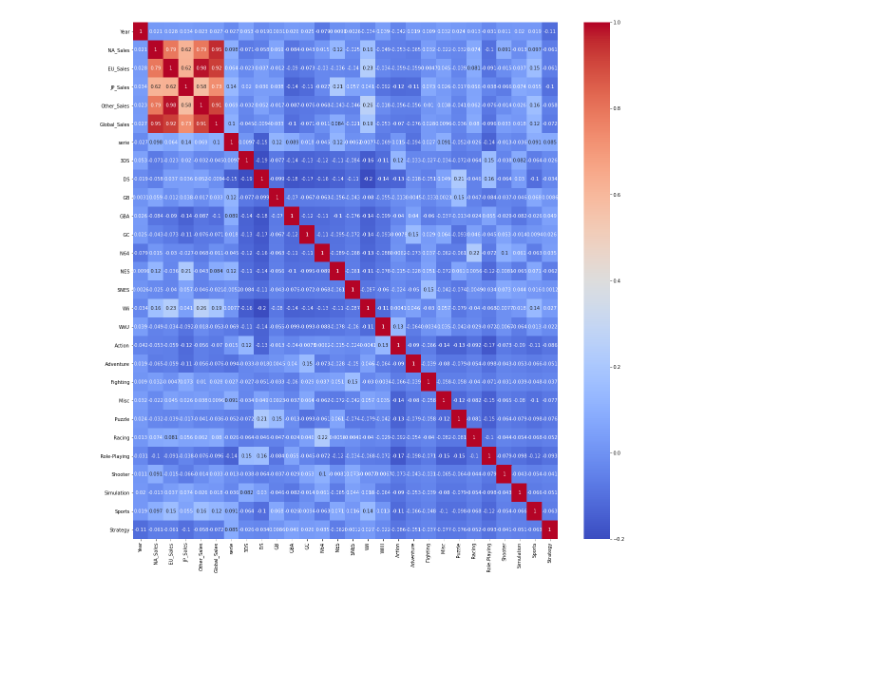
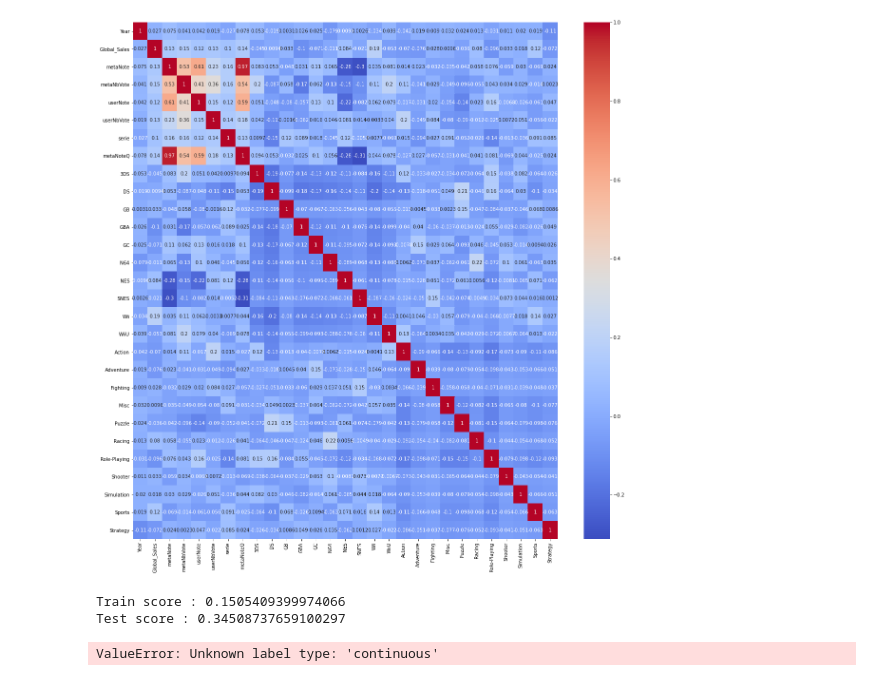
Before and after one commit to Pascal-Thai/GamingSales, a Jupyter notebook: GamingSales-Nintendo.ipynb, the cells around one changed output. Saved outputs shown, nothing was run; the diff lists cells and outputs as text; code cells hidden in the pictures; blank space fills up the shorter version.

Commit message:
metaNoteQ
Ajout de la metaNoteQ (quartile de la metaNote pour utilisation d'un modèle catégoriel)
Mais pas de la série (opération trop lourde pour 16k entrée)

```diff
--- a/GamingSales-Nintendo.ipynb
+++ b/GamingSales-Nintendo.ipynb
@@ -119,0 +49,25 @@ See the caveats in the documentation: https://pandas.pydata.org/pandas-docs/stab
+# %%
+# Remplacement des Notes par Quartile
+df['metaNoteQ']=0
+
+for index,i in enumerate(df['metaNote']):
+    #print("i :",i)
+    #print("index :",index)
+    if (i==0):
+        df['metaNoteQ'].iloc[index]=0
+    elif (i<25):
+        df['metaNoteQ'].iloc[index]=1
+    elif (i<50):
+        df['metaNoteQ'].iloc[index]=2
+    elif (i<75):
+        df['metaNoteQ'].iloc[index]=3
+    else:
+        df['metaNoteQ'].iloc[index]=4
+    #print("metaNoteQ :",df['metaNoteQ'].iloc[index])
+
+#df['metaNoteQ'] = pd.qcut(df['metaNote'], q=5, labels=[0, 1, 2, 3, 4])
+
+#df[df['metaNoteQ']==0]
+df['metaNoteQ'].value_counts()
+
+df[df['metaNoteQ']==0]
@@ -140,5 +124,6 @@ Name: serie, dtype: int64
 # %%
-salesByNintendoGame_platform = pd.get_dummies(salesByNintendoGame['Platform'])
-salesByNintendoGame_genre = pd.get_dummies(salesByNintendoGame['Genre'])
-fusion = pd.concat([salesByNintendoGame,salesByNintendoGame_platform,salesByNintendoGame_genre],axis=1)
-fusion.drop(['Rank','Name','Platform','Genre','Publisher','samename'],axis=1,inplace=True)
+df_platform = pd.get_dummies(df['Platform'])
+df_genre = pd.get_dummies(df['Genre'])
+fusion = pd.concat([df,df_platform,df_genre],axis=1)
+fusion = fusion.drop(['Rank','Name','Platform','Genre','Publisher','samename','NA_Sales','EU_Sales','JP_Sales','Other_Sales','gamename'],axis=1,inplace=True)
+fusion
@@ -145,9 +144,48 @@ fusion.drop(['Rank','Name','Platform','Genre','Publisher','samename'],axis=1,inp
 # %%
+# preprocessing
 from sklearn import preprocessing
 
 scaler = preprocessing.StandardScaler().fit_transform(fusion)
 matrice=fusion.corr()
 fig,ax=plt.subplots(figsize=(20,20))
 sns.heatmap(matrice, annot=True, cmap='coolwarm');
+
+# définition de la target et data
+target = fusion['Global_Sales']
+data = fusion.drop(['Global_Sales'],axis=1)
+
+# séparation en jeu d'entrainement et de test
+from sklearn.model_selection import train_test_split
+X_train, X_test, y_train, y_test = train_test_split(data, target, test_size=0.2)
 # %% [output]
-[figure, old version]
+[figure, new version]
+# %%
+# Test du modèle de regression linéaire
+
+from sklearn.linear_model import LinearRegression
+
+clf = LinearRegression()
+clf.fit(X_train,y_train)
+print("Train score :", clf.score(X_train,y_train))
+
+clf.fit(X_test,y_test)
+print("Test score :",clf.score(X_test,y_test))
+
+# faire un encodage
+
+
+# Retirer les outliers
+
+
+# Figer la base (dans load&clean)
+# %% [output]
+Train score : 0.1505409399974066
+Test score : 0.34508737659100297
+# %%
+# Test du modèle KNN
+from sklearn.neighbors import KNeighborsClassifier
+
+knn = KNeighborsClassifier(n_neighbors=7, metric='minkowski')
+knn.fit(X_train,y_train)
+# %% [output]
+ValueError: Unknown label type: 'continuous'
```
Also changed, not shown: parts of 8 cells of this notebook, 3 other files.
